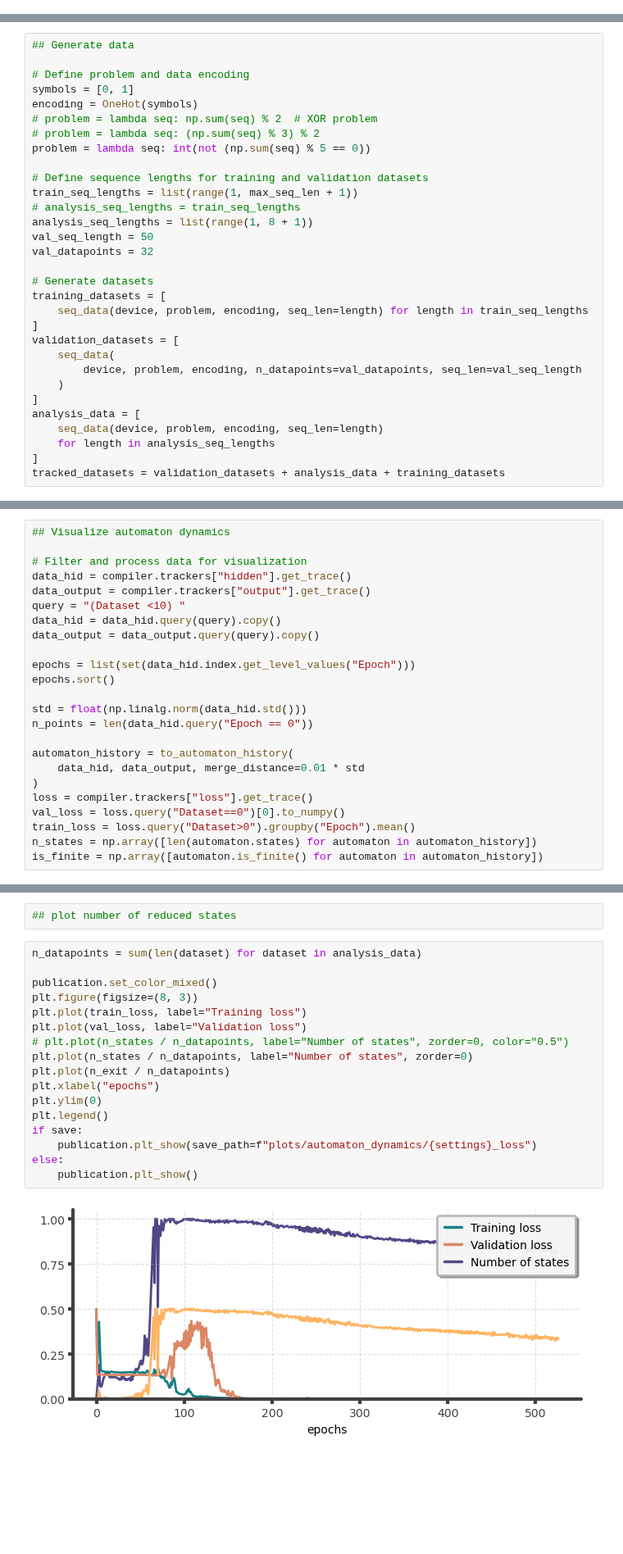
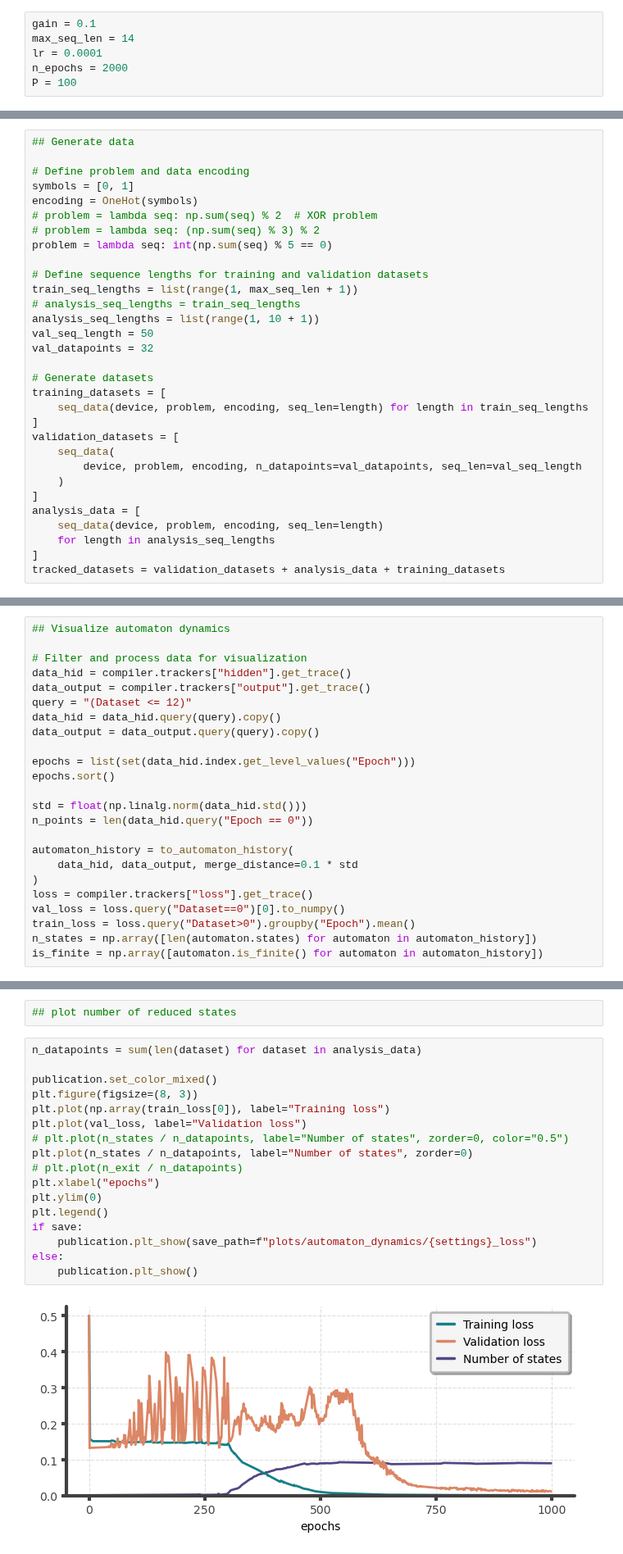
Before and after one commit to loekvanrossem/rnn_structure, a Jupyter notebook: parity/complex.ipynb, the cells around one changed output, grey strips where cells are left out. Shown at 82% size. Cells and saved outputs as stored; diff of their text form; blank space fills up the shorter version.

```diff
--- a/parity/complex.ipynb
+++ b/parity/complex.ipynb
@@ -61 +63,7 @@ n_epochs = 1000
+# %%
+gain = 0.1
+max_seq_len = 14
+lr = 0.0001
+n_epochs = 2000
+P = 100
 # %%
@@ -71,12 +86,12 @@ symbols = [0, 1]
 encoding = OneHot(symbols)
 # problem = lambda seq: np.sum(seq) % 2  # XOR problem
 # problem = lambda seq: (np.sum(seq) % 3) % 2
-problem = lambda seq: int(not (np.sum(seq) % 5 == 0))
+problem = lambda seq: int(np.sum(seq) % 5 == 0)
 
 # Define sequence lengths for training and validation datasets
 train_seq_lengths = list(range(1, max_seq_len + 1))
 # analysis_seq_lengths = train_seq_lengths
-analysis_seq_lengths = list(range(1, 8 + 1))
+analysis_seq_lengths = list(range(1, 10 + 1))
 val_seq_length = 50
 val_datapoints = 32
 
@@ -144,7 +159,7 @@ KeyboardInterrupt:
 # Filter and process data for visualization
 data_hid = compiler.trackers["hidden"].get_trace()
 data_output = compiler.trackers["output"].get_trace()
-query = "(Dataset <10) "
+query = "(Dataset <= 12)"
 data_hid = data_hid.query(query).copy()
 data_output = data_output.query(query).copy()
 
@@ -155,7 +170,7 @@ std = float(np.linalg.norm(data_hid.std()))
 n_points = len(data_hid.query("Epoch == 0"))
 
 automaton_history = to_automaton_history(
-    data_hid, data_output, merge_distance=0.01 * std
+    data_hid, data_output, merge_distance=0.1 * std
 )
 loss = compiler.trackers["loss"].get_trace()
 val_loss = loss.query("Dataset==0")[0].to_numpy()
@@ -177,22 +192,22 @@ n_exit = np.array(
 # %%
 n_datapoints = sum(len(dataset) for dataset in analysis_data)
 
 publication.set_color_mixed()
 plt.figure(figsize=(8, 3))
-plt.plot(train_loss, label="Training loss")
+plt.plot(np.array(train_loss[0]), label="Training loss")
 plt.plot(val_loss, label="Validation loss")
 # plt.plot(n_states / n_datapoints, label="Number of states", zorder=0, color="0.5")
 plt.plot(n_states / n_datapoints, label="Number of states", zorder=0)
-plt.plot(n_exit / n_datapoints)
+# plt.plot(n_exit / n_datapoints)
 plt.xlabel("epochs")
 plt.ylim(0)
 plt.legend()
 if save:
     publication.plt_show(save_path=f"plots/automaton_dynamics/{settings}_loss")
 else:
     publication.plt_show()
 # %% [output]
-[figure, old version]
+[figure, new version]
 # %%
 n_datapoints = sum(len(dataset) for dataset in training_datasets)
 
```
Also changed, not shown: parts of 13 cells of this notebook, 4 other files.
